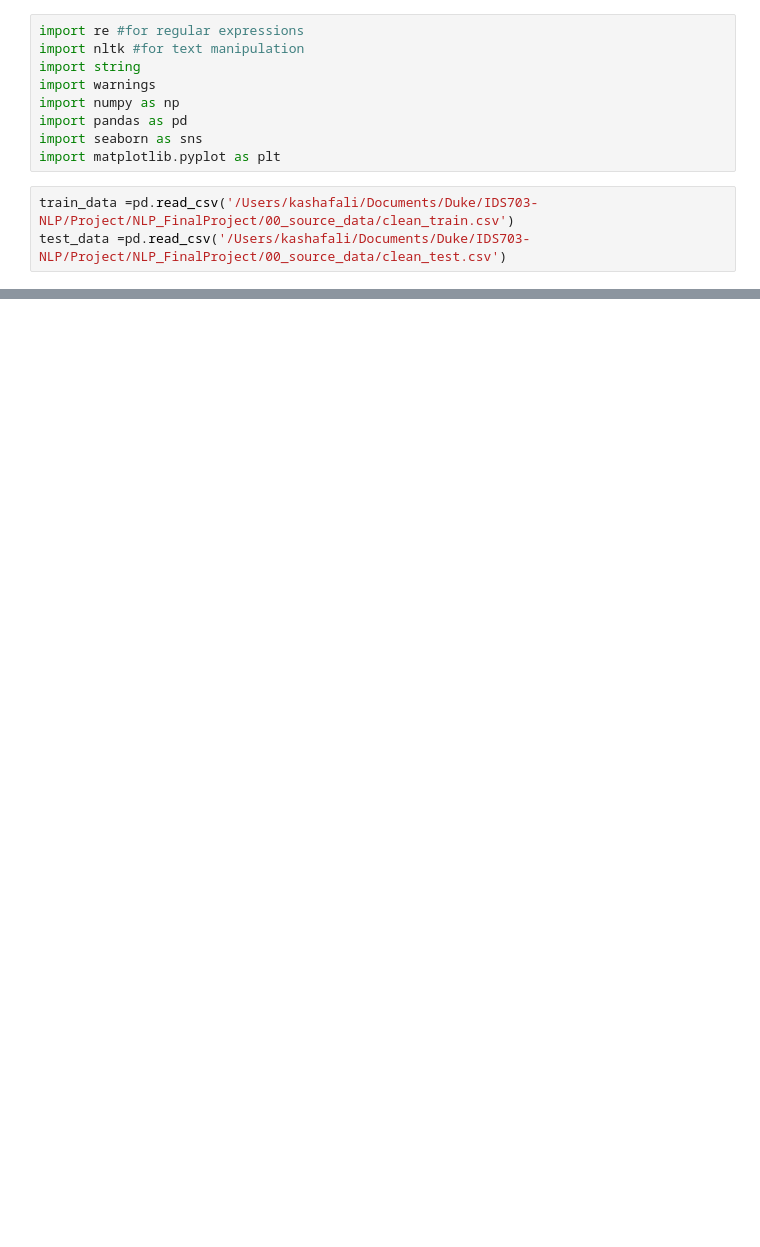
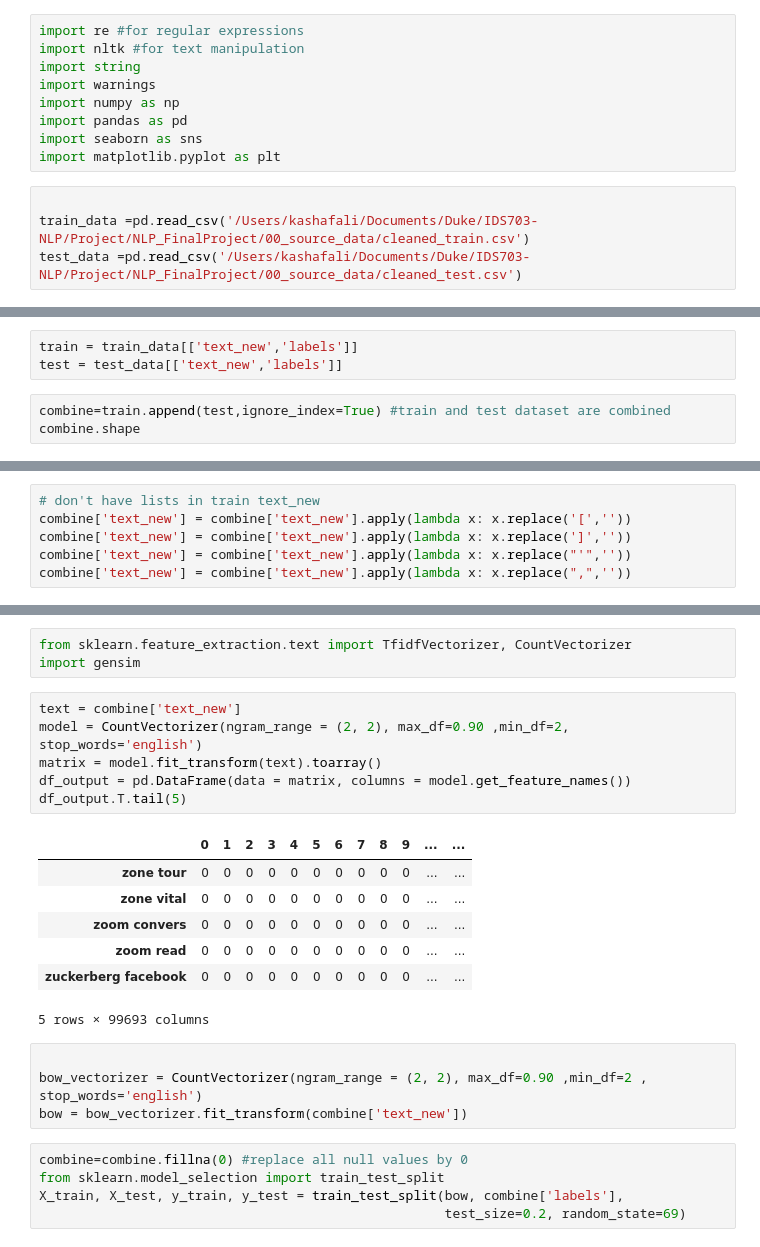
Before and after one commit to celisa/Political-Orientation-Classifier, a Jupyter notebook: 02_gen_mod/train_gen.ipynb, the cells around one changed output, grey strips where cells are left out. Saved outputs shown, nothing was run; the diff lists cells and outputs as text; blank space fills up the shorter version.

Commit message:
trained nb

```diff
--- a/02_gen_mod/train_gen.ipynb
+++ b/02_gen_mod/train_gen.ipynb
@@ -8,5 +8,6 @@ import pandas as pd
 import seaborn as sns
 import matplotlib.pyplot as plt
 # %%
-train_data =pd.read_csv('/Users/kashafali/Documents/Duke/IDS703-NLP/Project/NLP_FinalProject/00_source_data/clean_train.csv')
-test_data =pd.read_csv('/Users/kashafali/Documents/Duke/IDS703-NLP/Project/NLP_FinalProject/00_source_data/clean_test.csv')
+
+train_data =pd.read_csv('/Users/kashafali/Documents/Duke/IDS703-NLP/Project/NLP_FinalProject/00_source_data/cleaned_train.csv')
+test_data =pd.read_csv('/Users/kashafali/Documents/Duke/IDS703-NLP/Project/NLP_FinalProject/00_source_data/cleaned_test.csv')
@@ -14,0 +23,6 @@ FileNotFoundError: [Errno 2] No such file or directory: '/Users/kashafali/Docume
+# %%
+train = train_data[['text_new','labels']]
+test = test_data[['text_new','labels']]
+# %%
+combine=train.append(test,ignore_index=True) #train and test dataset are combined
+combine.shape
@@ -14,0 +42,6 @@ FileNotFoundError: [Errno 2] No such file or directory: '/Users/kashafali/Docume
+# %%
+# don't have lists in train text_new
+combine['text_new'] = combine['text_new'].apply(lambda x: x.replace('[',''))
+combine['text_new'] = combine['text_new'].apply(lambda x: x.replace(']',''))
+combine['text_new'] = combine['text_new'].apply(lambda x: x.replace("'",''))
+combine['text_new'] = combine['text_new'].apply(lambda x: x.replace(",",''))
@@ -14,0 +57,26 @@ FileNotFoundError: [Errno 2] No such file or directory: '/Users/kashafali/Docume
+# %%
+from sklearn.feature_extraction.text import TfidfVectorizer, CountVectorizer
+import gensim
+# %%
+text = combine['text_new']
+model = CountVectorizer(ngram_range = (2, 2), max_df=0.90 ,min_df=2, stop_words='english')
+matrix = model.fit_transform(text).toarray()
+df_output = pd.DataFrame(data = matrix, columns = model.get_feature_names())
+df_output.T.tail(5)
+# %% [output]
+|  | 0 | 1 | 2 | 3 | 4 | 5 | 6 | 7 | 8 | 9 | ... | ... |
+| zone tour | 0 | 0 | 0 | 0 | 0 | 0 | 0 | 0 | 0 | 0 | ... | ... |
+| zone vital | 0 | 0 | 0 | 0 | 0 | 0 | 0 | 0 | 0 | 0 | ... | ... |
+| zoom convers | 0 | 0 | 0 | 0 | 0 | 0 | 0 | 0 | 0 | 0 | ... | ... |
+| zoom read | 0 | 0 | 0 | 0 | 0 | 0 | 0 | 0 | 0 | 0 | ... | ... |
+| zuckerberg facebook | 0 | 0 | 0 | 0 | 0 | 0 | 0 | 0 | 0 | 0 | ... | ... |
+5 rows × 99693 columns
+# %%
+
+bow_vectorizer = CountVectorizer(ngram_range = (2, 2), max_df=0.90 ,min_df=2 , stop_words='english')
+bow = bow_vectorizer.fit_transform(combine['text_new'])
+# %%
+combine=combine.fillna(0) #replace all null values by 0
+from sklearn.model_selection import train_test_split
+X_train, X_test, y_train, y_test = train_test_split(bow, combine['labels'],
+                                                    test_size=0.2, random_state=69)
```
Also changed, not shown: parts of 13 cells of this notebook, 2 other files.
